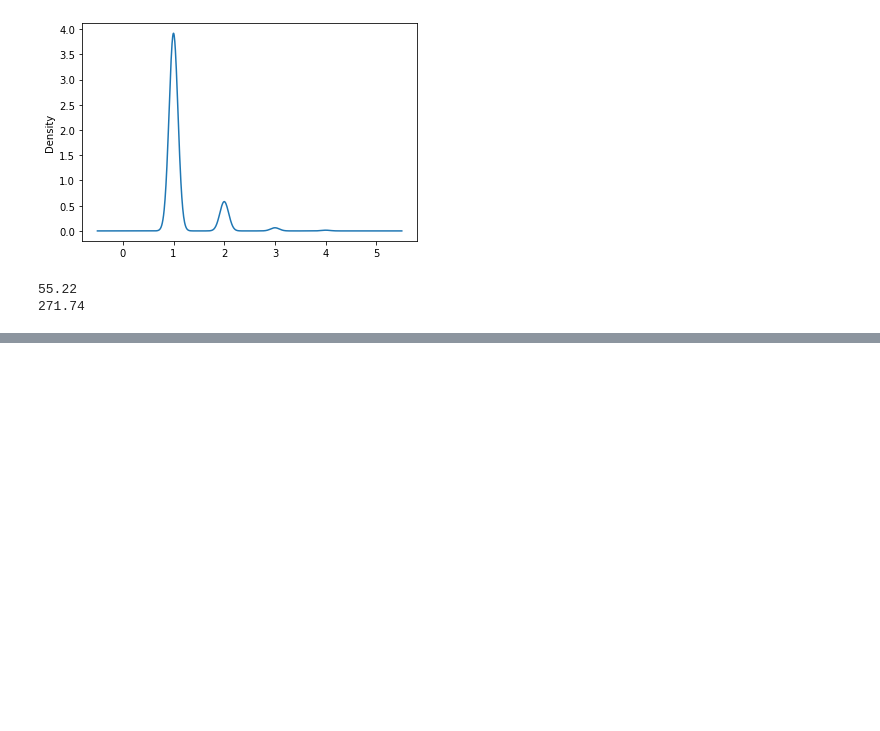
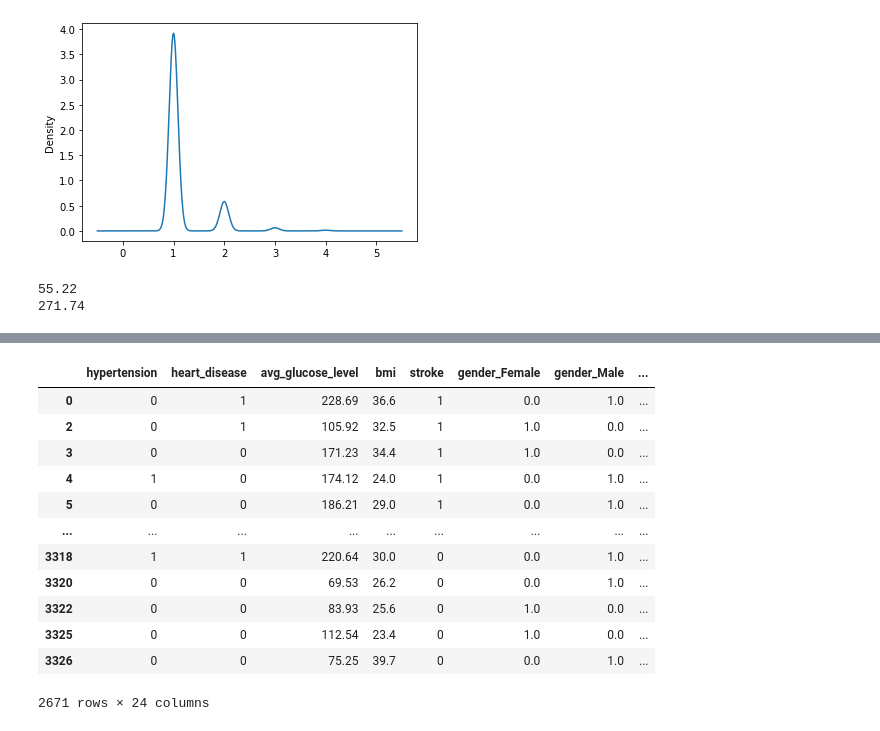
Before and after one commit to Bbert88/brain-stroke-prediction, a Jupyter notebook: Alternative_extract_using_OHE__NN_.ipynb, the cells around one changed output, grey strips where cells are left out. Cells and saved outputs as stored; diff of their text form; code cells hidden in the pictures; blank space fills up the shorter version.

```diff
--- a/Alternative_extract_using_OHE__NN_.ipynb
+++ b/Alternative_extract_using_OHE__NN_.ipynb
@@ -375,0 +346,17 @@ print(max(adult_df_ohe.avg_glucose_level))
+# %%
+adult_df_ohe = adult_df_ohe.merge(encode_df_age,left_index=True,right_index=True).drop("age",1)
+adult_df_ohe
+# %% [output]
+|  | hypertension | heart_disease | avg_glucose_level | bmi | stroke | gender_Female | gender_Male | ... |
+| 0 | 0 | 1 | 228.69 | 36.6 | 1 | 0.0 | 1.0 | ... |
+| 2 | 0 | 1 | 105.92 | 32.5 | 1 | 1.0 | 0.0 | ... |
+| 3 | 0 | 0 | 171.23 | 34.4 | 1 | 1.0 | 0.0 | ... |
+| 4 | 1 | 0 | 174.12 | 24.0 | 1 | 0.0 | 1.0 | ... |
+| 5 | 0 | 0 | 186.21 | 29.0 | 1 | 0.0 | 1.0 | ... |
+| ... | ... | ... | ... | ... | ... | ... | ... | ... |
+| 3318 | 1 | 1 | 220.64 | 30.0 | 0 | 0.0 | 1.0 | ... |
+| 3320 | 0 | 0 | 69.53 | 26.2 | 0 | 0.0 | 1.0 | ... |
+| 3322 | 0 | 0 | 83.93 | 25.6 | 0 | 1.0 | 0.0 | ... |
+| 3325 | 0 | 0 | 112.54 | 23.4 | 0 | 1.0 | 0.0 | ... |
+| 3326 | 0 | 0 | 75.25 | 39.7 | 0 | 0.0 | 1.0 | ... |
+2671 rows × 24 columns
```
Also changed, not shown: parts of 26 cells of this notebook.
